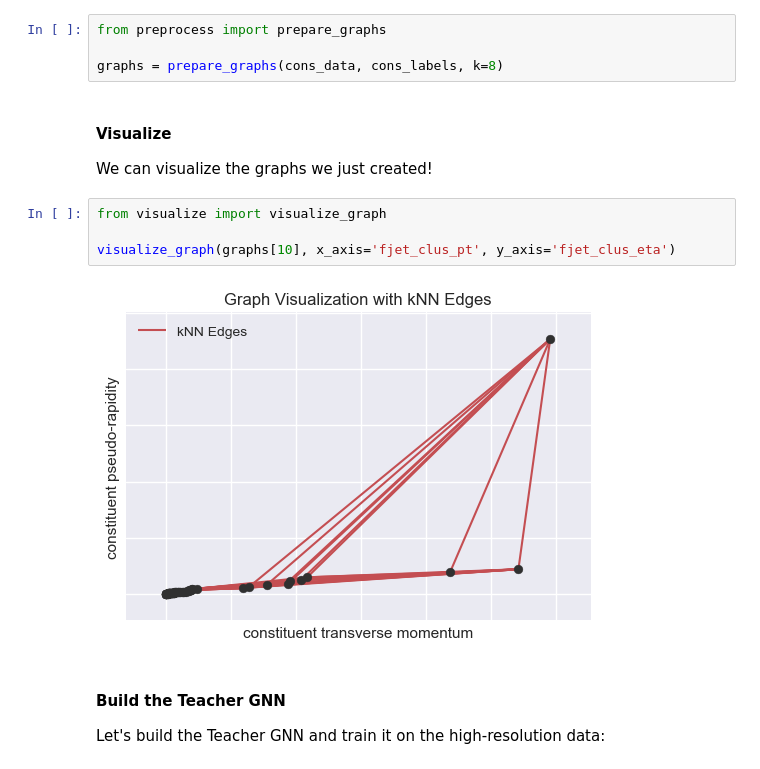
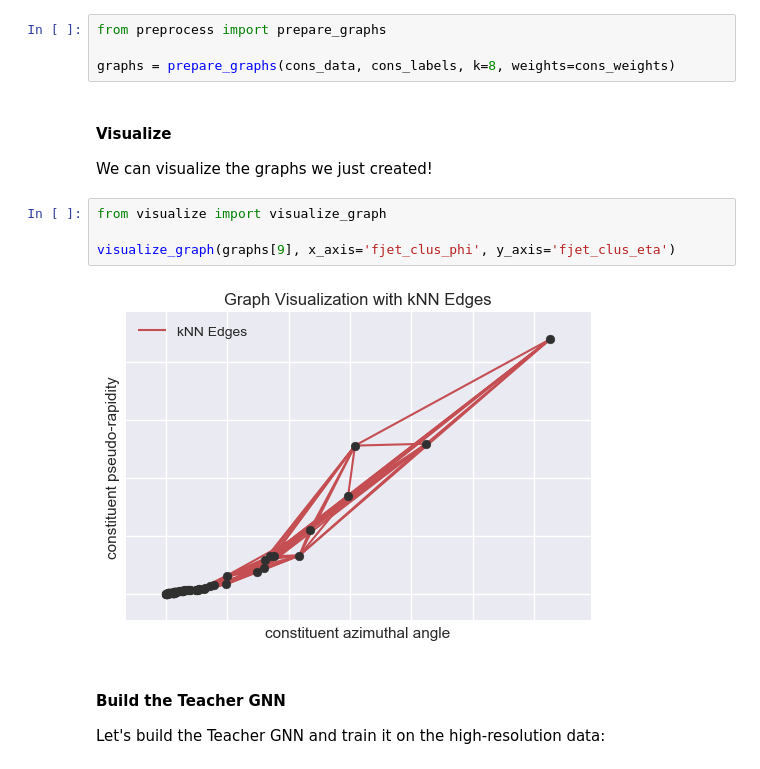
Before and after one commit to baron-de-montblanc/DL-Final-Project, a Jupyter notebook: workbook_GNN.ipynb, the cells around one changed output. Saved outputs shown, nothing was run; the diff lists cells and outputs as text.

```diff
--- a/workbook_GNN.ipynb
+++ b/workbook_GNN.ipynb
@@ -46,7 +44,7 @@ To implement our GNN, we then need to form graphs using our data. We will do so
 # %%
 from preprocess import prepare_graphs
 
-graphs = prepare_graphs(cons_data, cons_labels, k=8)
+graphs = prepare_graphs(cons_data, cons_labels, k=8, weights=cons_weights)
 # %% [markdown]
 #### Visualize
 
@@ -54,9 +52,9 @@ We can visualize the graphs we just created!
 # %%
 from visualize import visualize_graph
 
-visualize_graph(graphs[10], x_axis='fjet_clus_pt', y_axis='fjet_clus_eta')
+visualize_graph(graphs[9], x_axis='fjet_clus_phi', y_axis='fjet_clus_eta')
 # %% [output]
-[figure, old version]
+[figure, new version]
 # %% [markdown]
 #### Build the Teacher GNN
 
```
Also changed, not shown: parts of 5 cells of this notebook, 3 other files.
